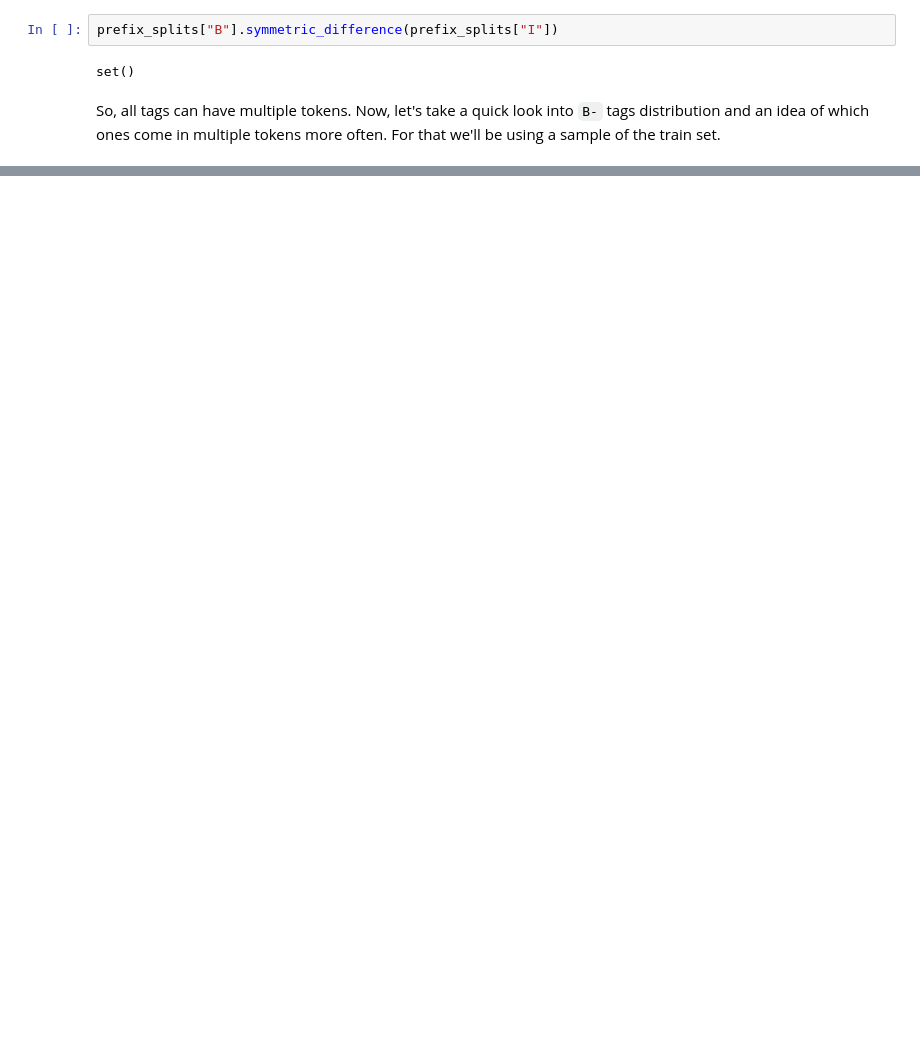
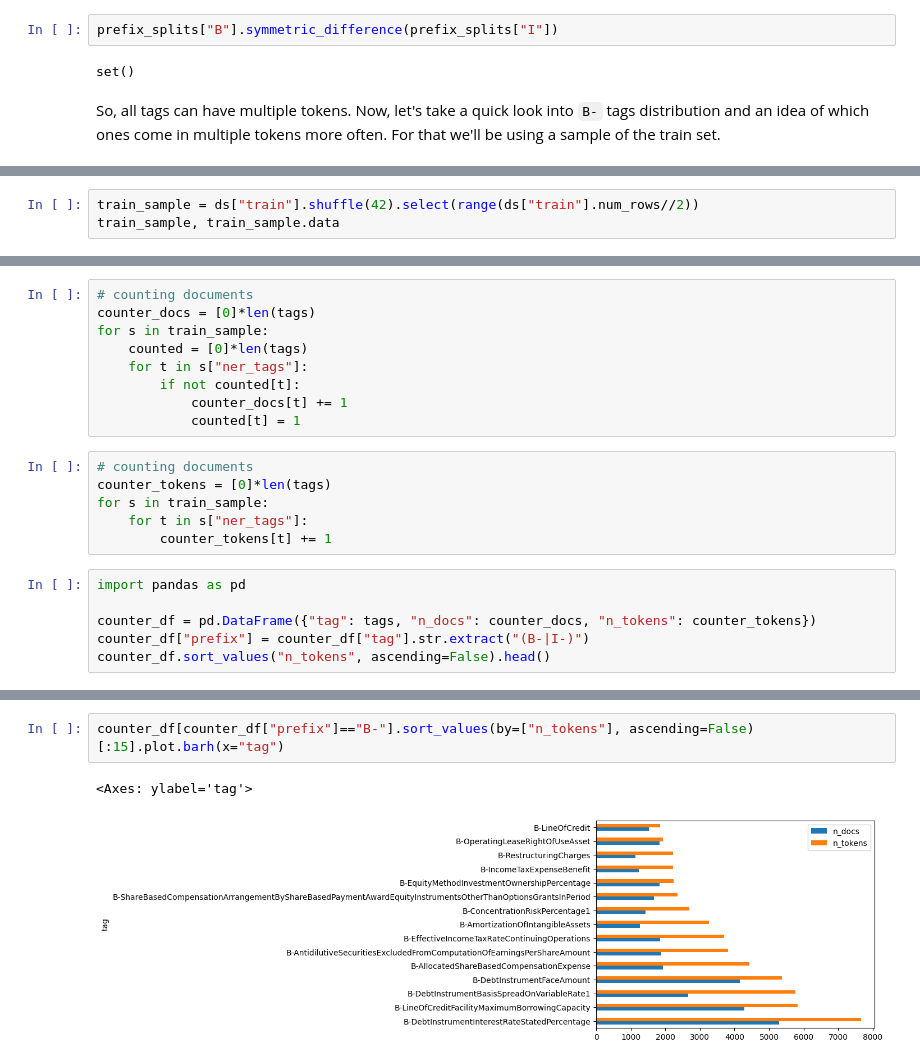
Before and after one commit to roelschr/finer-139-task, a Jupyter notebook: research/eda.ipynb, the cells around one changed output, grey strips where cells are left out. Drawn from its saved outputs; the diff is of its cells as text; blank space fills up the shorter version.

```diff
--- a/research/eda.ipynb
+++ b/research/eda.ipynb
@@ -288,0 +68,3 @@ This will leave us with only ~2% of the whole dataset, which seems ok for a fine
+# %%
+train_sample = ds["train"].shuffle(42).select(range(ds["train"].num_rows//2))
+train_sample, train_sample.data
@@ -288,0 +86,21 @@ This will leave us with only ~2% of the whole dataset, which seems ok for a fine
+# %%
+# counting documents
+counter_docs = [0]*len(tags)
+for s in train_sample:
+    counted = [0]*len(tags)
+    for t in s["ner_tags"]:
+        if not counted[t]:
+            counter_docs[t] += 1
+            counted[t] = 1
+# %%
+# counting documents
+counter_tokens = [0]*len(tags)
+for s in train_sample:
+    for t in s["ner_tags"]:
+        counter_tokens[t] += 1
+# %%
+import pandas as pd
+
+counter_df = pd.DataFrame({"tag": tags, "n_docs": counter_docs, "n_tokens": counter_tokens})
+counter_df["prefix"] = counter_df["tag"].str.extract("(B-|I-)")
+counter_df.sort_values("n_tokens", ascending=False).head()
@@ -288,0 +114,5 @@ This will leave us with only ~2% of the whole dataset, which seems ok for a fine
+# %%
+counter_df[counter_df["prefix"]=="B-"].sort_values(by=["n_tokens"], ascending=False)[:15].plot.barh(x="tag")
+# %% [output]
+<Axes: ylabel='tag'>
+[figure, added]
```
Also changed, not shown: parts of 38 cells of this notebook, 2 other files.
